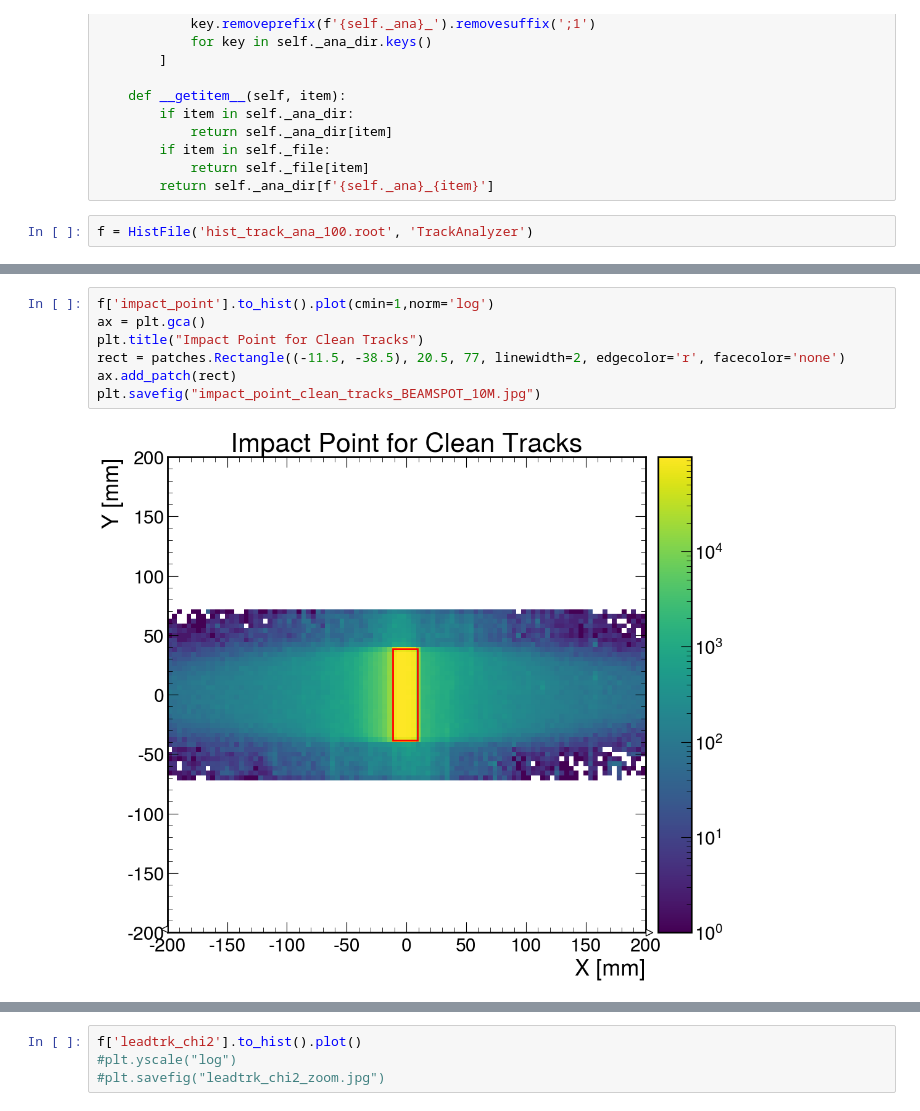
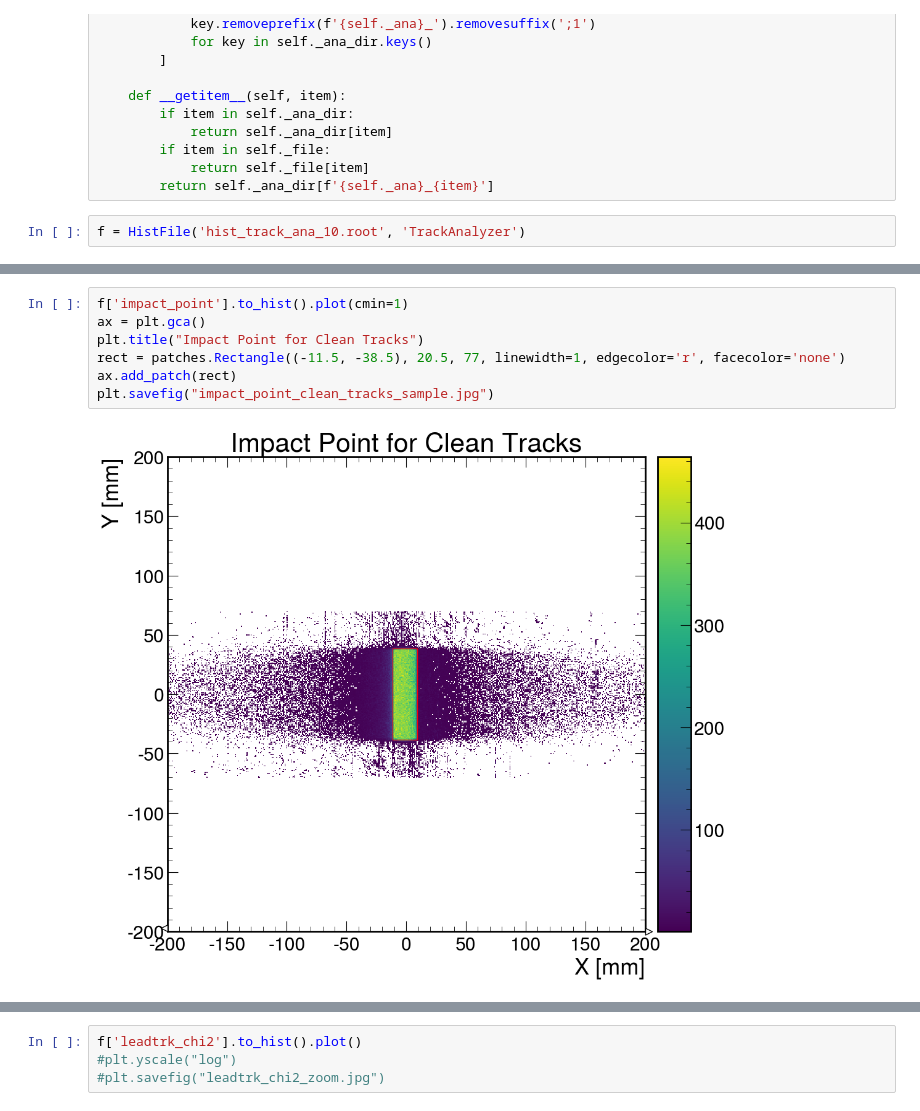
Before and after one commit to rodr1001/my_code, a Jupyter notebook: ldmx/EAT_Tracking/STREAMLINE-plot-eat-tracking-histograms.ipynb, the cells around one changed output, grey strips where cells are left out. Cells and saved outputs as stored; diff of their text form.

```diff
--- a/ldmx/EAT_Tracking/STREAMLINE-plot-eat-tracking-histograms.ipynb
+++ b/ldmx/EAT_Tracking/STREAMLINE-plot-eat-tracking-histograms.ipynb
@@ -25,7 +25,7 @@ class HistFile:
             return self._file[item]
         return self._ana_dir[f'{self._ana}_{item}']
 # %%
-f = HistFile('hist_track_ana_100.root', 'TrackAnalyzer')
+f = HistFile('hist_track_ana_10.root', 'TrackAnalyzer')
 # %%
 f.keys()
 # %% [output]
@@ -128,9 +145,9 @@ plt.savefig("10M_sim_vs_lead_reco_1D-log.jpg")
 # %%
-f['impact_point'].to_hist().plot(cmin=1,norm='log')
+f['impact_point'].to_hist().plot(cmin=1)
 ax = plt.gca()
 plt.title("Impact Point for Clean Tracks")
-rect = patches.Rectangle((-11.5, -38.5), 20.5, 77, linewidth=2, edgecolor='r', facecolor='none')
+rect = patches.Rectangle((-11.5, -38.5), 20.5, 77, linewidth=1, edgecolor='r', facecolor='none')
 ax.add_patch(rect)
-plt.savefig("impact_point_clean_tracks_BEAMSPOT_10M.jpg")
+plt.savefig("impact_point_clean_tracks_sample.jpg")
 # %% [output]
-[figure, old version]
+[figure, new version]
```
Also changed, not shown: parts of 16 cells of this notebook, 1 other file.
